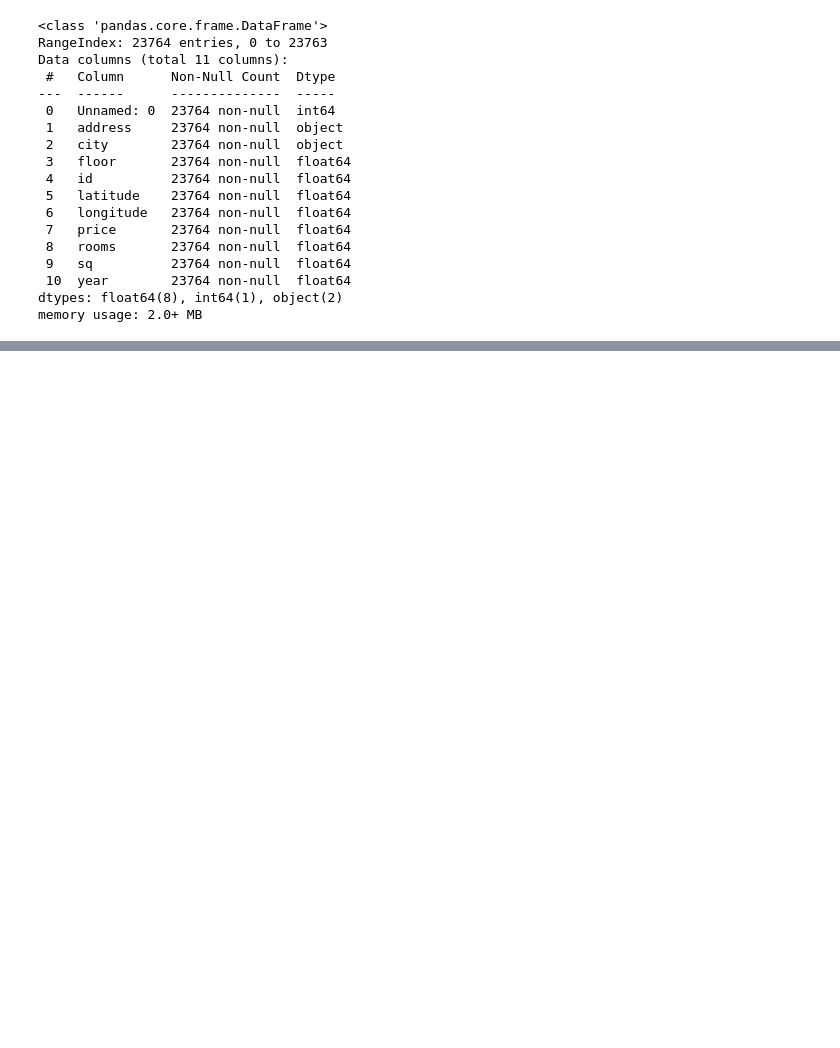
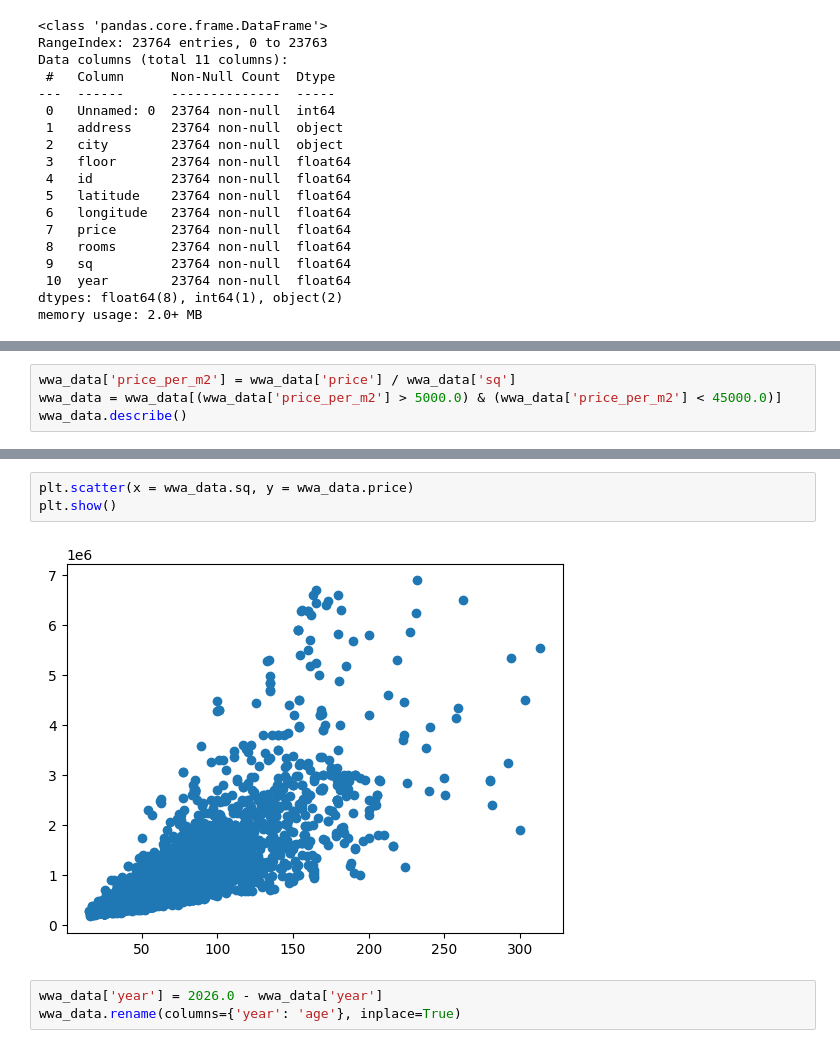
Before and after one commit to M4rselo/Warsaw-Housing-Model, a Jupyter notebook: pl_linear_regression.ipynb, the cells around one changed output, grey strips where cells are left out. Cells and saved outputs as stored; diff of their text form; blank space fills up the shorter version.

```diff
--- a/pl_linear_regression.ipynb
+++ b/pl_linear_regression.ipynb
@@ -55,0 +121,4 @@ wwa_data.head()
+# %%
+wwa_data['price_per_m2'] = wwa_data['price'] / wwa_data['sq']
+wwa_data = wwa_data[(wwa_data['price_per_m2'] > 5000.0) & (wwa_data['price_per_m2'] < 45000.0)]
+wwa_data.describe()
@@ -55,0 +135,8 @@ wwa_data.head()
+# %%
+plt.scatter(x = wwa_data.sq, y = wwa_data.price)
+plt.show()
+# %% [output]
+[figure, added]
+# %%
+wwa_data['year'] = 2026.0 - wwa_data['year']
+wwa_data.rename(columns={'year': 'age'}, inplace=True)
```
Also changed, not shown: parts of 10 cells of this notebook.
